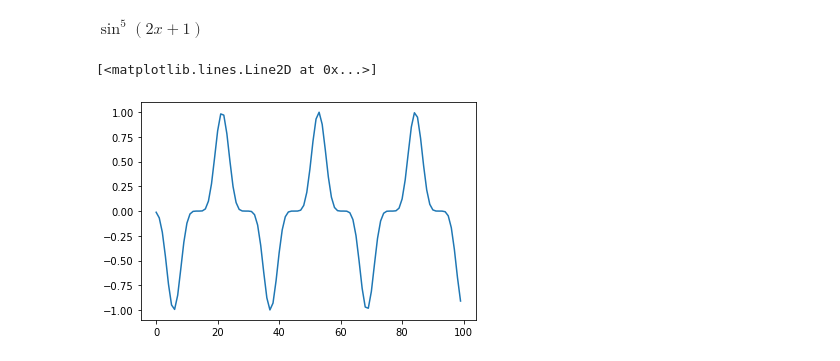
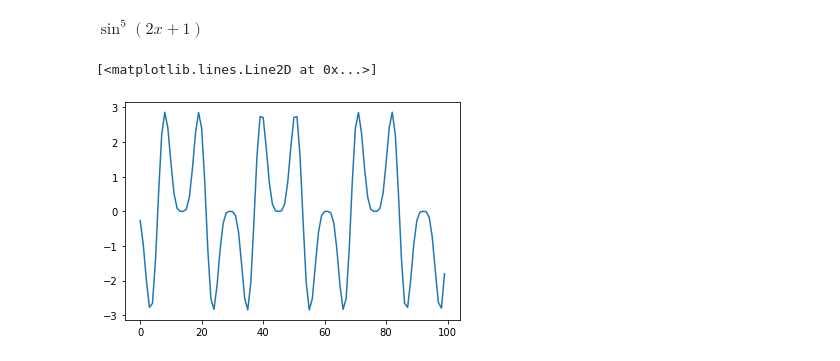
Before and after one commit to Fight0/homeworks, a Jupyter notebook: math/hw_diff.ipynb, the cells around one changed output. Saved outputs shown, nothing was run; the diff lists cells and outputs as text; code cells hidden in the pictures.

Commit message:
hw_diff marks

```diff
--- a/math/hw_diff.ipynb
+++ b/math/hw_diff.ipynb
@@ -62,7 +62,7 @@ function
 # %% [output]
 $\displaystyle \sin^{5}{\left(2 x + 1 \right)}$
 # %%
-plt.plot([function.evalf(subs={x:i}) for i in np.arange(-5, 5, 0.1)])
+plt.plot([sym.diff(function).evalf(subs={x:i}) for i in np.arange(-5, 5, 0.1)])
 # %% [output]
 [<matplotlib.lines.Line2D at 0x...>]
-[figure, old version]
+[figure, new version]
```
Also changed, not shown: parts of 1 cell of this notebook.
